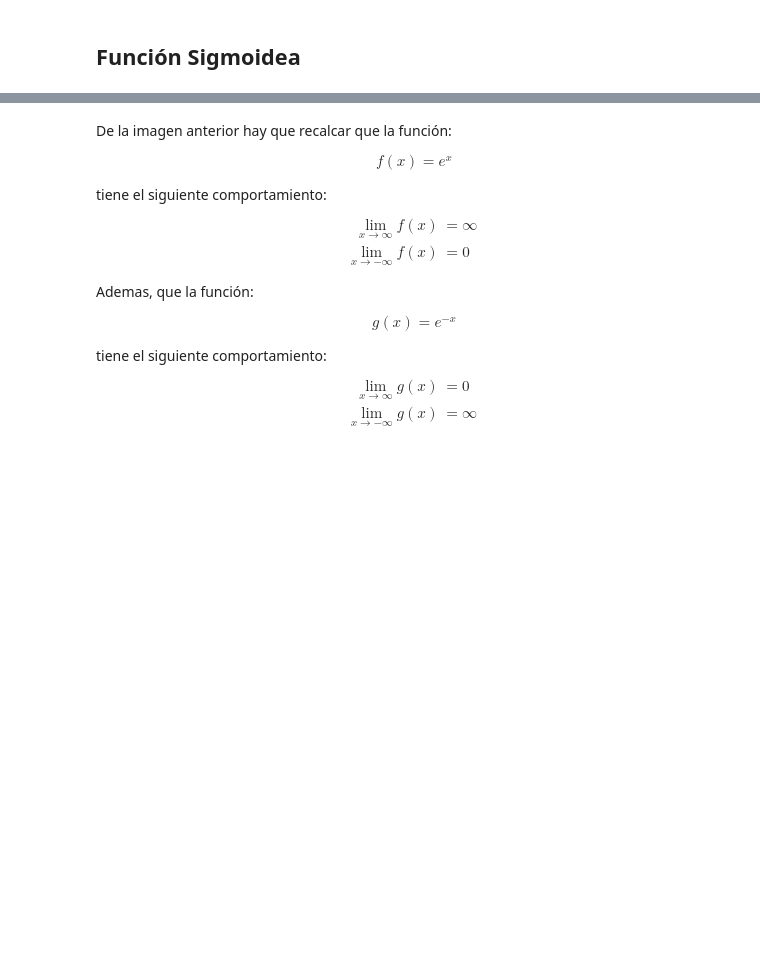
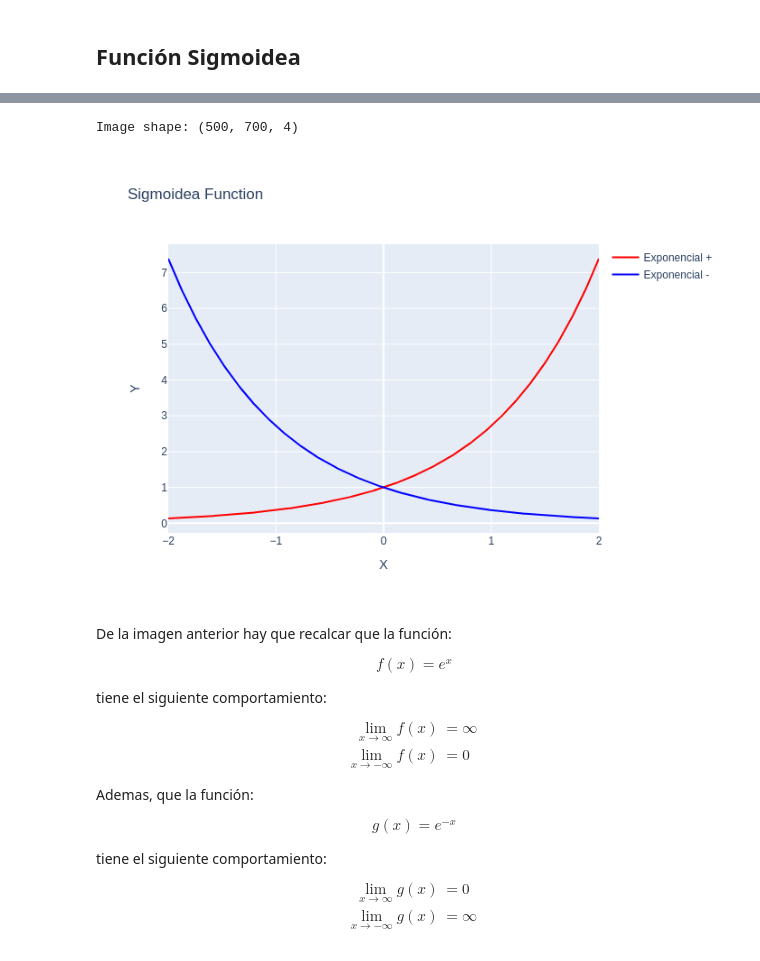
Before and after one commit to Noodle96/Topicos_Inteligencia_Artificial, a Jupyter notebook: 02_FuncionesActivacion.ipynb, the cells around one changed output, grey strips where cells are left out. Drawn from its saved outputs; the diff is of its cells as text; code cells hidden in the pictures; blank space fills up the shorter version.

Commit message:
add support function and image softmax

```diff
--- a/02_FuncionesActivacion.ipynb
+++ b/02_FuncionesActivacion.ipynb
@@ -2,0 +9,25 @@
+# %%
+import os
+import cv2
+from google.colab.patches import cv2_imshow
+def saveImage_toShowGitHub(name, ffig):
+    if not os.path.exists("images"):
+        os.mkdir("images")
+    ffig.write_image("images/"+name)
+
+def mostrar_imagen(imagen):
+  cv2_imshow(imagen)
+  cv2.waitKey(0)
+
+def Load_show_image(image_path):
+    # Load the image as a NumPy array (efficient for processing)
+    image_data = cv2.imread(image_path, cv2.IMREAD_UNCHANGED)
+    # Check if image was loaded successfully
+    if image_data is None:
+        print("Error: Could not load image!")
+    else:
+        # Access image data directly as a NumPy array
+        print(f"Image shape: {image_data.shape}")
+        mostrar_imagen(image_data)
+        # Optionally, save the image in a different format
+        #cv2.imwrite("output.png", image_data)  # Example conversion
@@ -9,40 +42,46 @@
 # %%
 import plotly.graph_objects as go
 import numpy as np
-
+import plotly.io as pio
 # Define the range of x-axis values
 x = np.linspace(-2, 2, 400)  # 400 points for smooth curves
 
 # Calculate sine and cosine values
 #y_sin = np.sin(x)
 #y_cos = np.cos(x)
 y_e_pos = np.exp(x)
 y_e_neg = np.exp(-x)
 
 # Create the plot
 fig = go.Figure()
 
 # Plot the sine function (red line)
 # fig.add_trace(go.Scatter(x=x, y=y_sin, mode='lines', name='Sine', line=dict(color='red')))
 
 fig.add_trace(go.Scatter(x=x, y=y_e_pos, mode='lines', name='Exponencial +', line=dict(color='red')))
 fig.add_trace(go.Scatter(x=x, y=y_e_neg, mode='lines', name='Exponencial -', line=dict(color='blue')))
 
 
 # Plot the cosine function (blue line)
 #fig.add_trace(go.Scatter(x=x, y=y_cos, mode='lines', name='Cosine', line=dict(color='blue')))
 
 # Add labels and title
 fig.update_layout(
     title='Sigmoidea Function',
     xaxis_title='X',
     yaxis_title='Y'
 )
 
 # Show the plot
-fig.show()
+fig.show() # to colab
+name = "funcionEpsilo.png"
+saveImage_toShowGitHub(name, fig)
+load_image_path = "images/" + name
+Load_show_image(load_image_path) #to github
 # %% [output]
 [interactive output not drawn]
+Image shape: (500, 700, 4)
+[figure, added]
 # %% [markdown]
 De la imagen anterior hay que recalcar que la función:
 \begin{align*}
```
Also changed, not shown: parts of 8 cells of this notebook.
